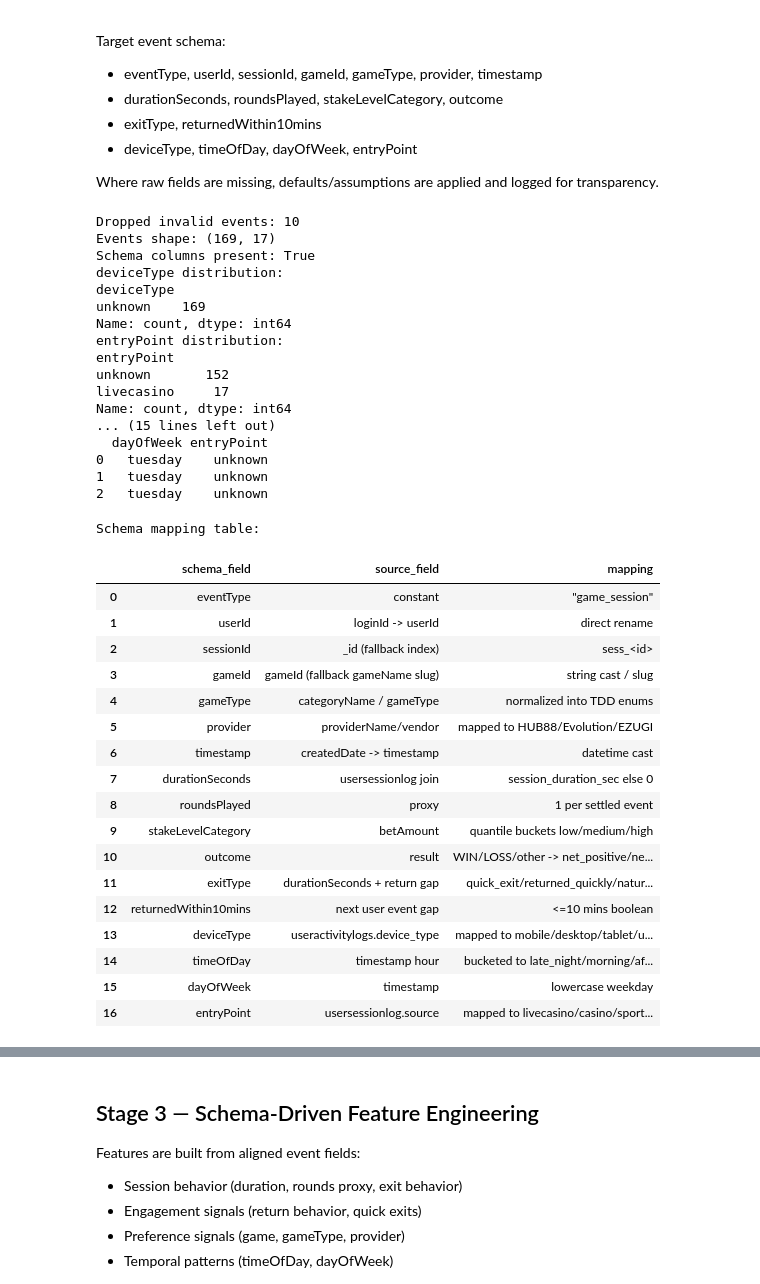
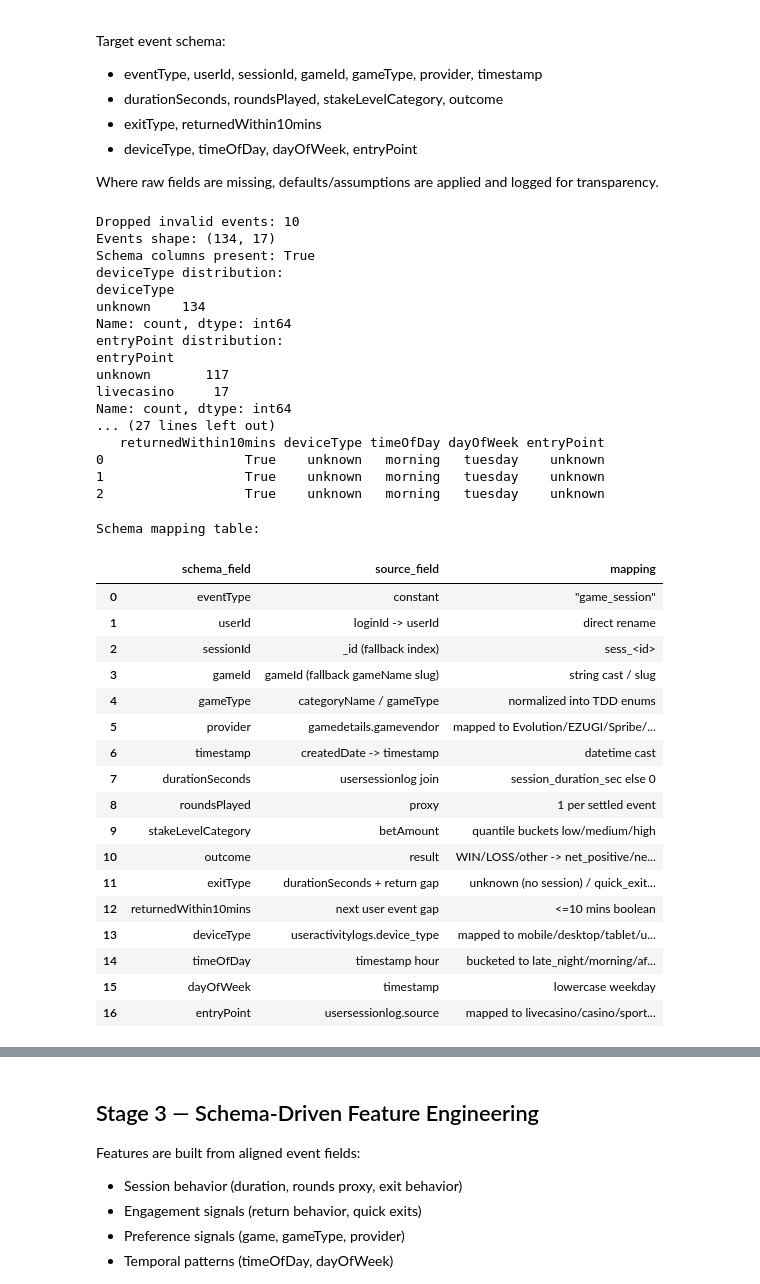
Before and after one commit to AyushDubeyaquagaming/Hybrid-RecSys, a Jupyter notebook: lightfm/recsys_real_data.ipynb, the cells around one changed output, grey strips where cells are left out. Saved outputs shown, nothing was run; the diff lists cells and outputs as text; code cells hidden in the pictures.

```diff
--- a/lightfm/recsys_real_data.ipynb
+++ b/lightfm/recsys_real_data.ipynb
@@ -1048,6 +969,8 @@ def align_to_event_schema(transactions_df: pd.DataFrame) -> pd.DataFrame:
     else:
         duration_seconds = pd.Series(0, index=df.index)
 
+    has_session_data = duration_seconds > 0
+
     rounds_played = pd.Series(1, index=df.index)
 
     stake = pd.to_numeric(df['betAmount'], errors='coerce').fillna(0)
@@ -1066,8 +989,8 @@ def align_to_event_schema(transactions_df: pd.DataFrame) -> pd.DataFrame:
         'userId': df['userId'].astype(str),
         'sessionId': session_id,
         'gameId': game_id,
-        'gameType': df.get('categoryName', df.get('gameType', 'live_dealer')).map(map_game_type),
-        'provider': df.get('providerName', 'HUB88').map(map_provider),
+        'gameType': df.get('categoryName', df.get('gameType', 'unknown')).map(map_game_type),
+        'provider': df.get('providerName', 'unknown').map(map_provider),
         'timestamp': df['timestamp'],
         'durationSeconds': duration_seconds.astype(float),
         'roundsPlayed': rounds_played.astype(int),
@@ -1096,9 +1019,12 @@ def align_to_event_schema(transactions_df: pd.DataFrame) -> pd.DataFrame:
     gap_mins = (next_ts - aligned['timestamp']).dt.total_seconds().div(60)
     aligned['returnedWithin10mins'] = gap_mins.le(10).fillna(False)
 
+    # ExitType: only classify when we have real session duration; otherwise 'unknown'
     aligned['exitType'] = np.select(
-        [aligned['durationSeconds'] < 30, aligned['returnedWithin10mins']],
-        ['quick_exit', 'returned_quickly'],
+        [aligned['durationSeconds'] == 0,
+         aligned['durationSeconds'] < 30,
+         aligned['returnedWithin10mins']],
+        ['unknown', 'quick_exit', 'returned_quickly'],
         default='natural_end'
     )
 
@@ -1117,65 +1043,69 @@ print('deviceType distribution:')
 print(events_df['deviceType'].value_counts(dropna=False))
 print('entryPoint distribution:')
 print(events_df['entryPoint'].value_counts(dropna=False))
+print('exitType distribution:')
+print(events_df['exitType'].value_counts(dropna=False))
+print('provider distribution:')
+print(events_df['provider'].value_counts(dropna=False))
 print(events_df.head(3))
 # %% [output]
 Dropped invalid events: 10
-Events shape: (169, 17)
+Events shape: (134, 17)
 Schema columns present: True
 deviceType distribution:
 deviceType
-unknown    169
+unknown    134
 Name: count, dtype: int64
 entryPoint distribution:
 entryPoint
-unknown       152
+unknown       117
 livecasino     17
 Name: count, dtype: int64
-... (15 lines left out)
-  dayOfWeek entryPoint
-0   tuesday    unknown
-1   tuesday    unknown
-2   tuesday    unknown
+... (27 lines left out)
+   returnedWithin10mins deviceType timeOfDay dayOfWeek entryPoint
+0                  True    unknown   morning   tuesday    unknown
+1                  True    unknown   morning   tuesday    unknown
+2                  True    unknown   morning   tuesday    unknown
 # %%
 # Stage 2C: Schema mapping report (source -> schema)
 
 schema_mapping = pd.DataFrame([
     {'schema_field': 'eventType', 'source_field': 'constant', 'mapping': '"game_session"'},
     {'schema_field': 'userId', 'source_field': 'loginId -> userId', 'mapping': 'direct rename'},
     {'schema_field': 'sessionId', 'source_field': '_id (fallback index)', 'mapping': 'sess_<id>'},
     {'schema_field': 'gameId', 'source_field': 'gameId (fallback gameName slug)', 'mapping': 'string cast / slug'},
     {'schema_field': 'gameType', 'source_field': 'categoryName / gameType', 'mapping': 'normalized into TDD enums'},
-    {'schema_field': 'provider', 'source_field': 'providerName/vendor', 'mapping': 'mapped to HUB88/Evolution/EZUGI'},
+    {'schema_field': 'provider', 'source_field': 'gamedetails.gamevendor', 'mapping': 'mapped to Evolution/EZUGI/Spribe/etc.'},
     {'schema_field': 'timestamp', 'source_field': 'createdDate -> timestamp', 'mapping': 'datetime cast'},
     {'schema_field': 'durationSeconds', 'source_field': 'usersessionlog join', 'mapping': 'session_duration_sec else 0'},
     {'schema_field': 'roundsPlayed', 'source_field': 'proxy', 'mapping': '1 per settled event'},
     {'schema_field': 'stakeLevelCategory', 'source_field': 'betAmount', 'mapping': 'quantile buckets low/medium/high'},
     {'schema_field': 'outcome', 'source_field': 'result', 'mapping': 'WIN/LOSS/other -> net_positive/net_negative/break_even'},
-    {'schema_field': 'exitType', 'source_field': 'durationSeconds + return gap', 'mapping': 'quick_exit/returned_quickly/natural_end'},
+    {'schema_field': 'exitType', 'source_field': 'durationSeconds + return gap', 'mapping': 'unknown (no session) / quick_exit / returned_quickly / natural_end'},
     {'schema_field': 'returnedWithin10mins', 'source_field': 'next user event gap', 'mapping': '<=10 mins boolean'},
-    {'schema_field': 'deviceType', 'source_field': 'useractivitylogs.device_type', 'mapping': 'mapped to mobile/desktop/tablet/unknown'},
+    {'schema_field': 'deviceType', 'source_field': 'useractivitylogs.device_type', 'mapping': 'mapped to mobile/desktop/tablet/unknown (ON HOLD — identity bridge issue)'},
     {'schema_field': 'timeOfDay', 'source_field': 'timestamp hour', 'mapping': 'bucketed to late_night/morning/afternoon/evening'},
     {'schema_field': 'dayOfWeek', 'source_field': 'timestamp', 'mapping': 'lowercase weekday'},
     {'schema_field': 'entryPoint', 'source_field': 'usersessionlog.source', 'mapping': 'mapped to livecasino/casino/sportsbook/direct/unknown'},
 ])
 
 print('Schema mapping table:')
 display(schema_mapping)
 # %% [output]
 Schema mapping table:
 |  | schema_field | source_field | mapping |
 | 0 | eventType | constant | "game_session" |
 | 1 | userId | loginId -> userId | direct rename |
 | 2 | sessionId | _id (fallback index) | sess_<id> |
 | 3 | gameId | gameId (fallback gameName slug) | string cast / slug |
 | 4 | gameType | categoryName / gameType | normalized into TDD enums |
-| 5 | provider | providerName/vendor | mapped to HUB88/Evolution/EZUGI |
+| 5 | provider | gamedetails.gamevendor | mapped to Evolution/EZUGI/Spribe/... |
 | 6 | timestamp | createdDate -> timestamp | datetime cast |
 | 7 | durationSeconds | usersessionlog join | session_duration_sec else 0 |
 | 8 | roundsPlayed | proxy | 1 per settled event |
 | 9 | stakeLevelCategory | betAmount | quantile buckets low/medium/high |
 | 10 | outcome | result | WIN/LOSS/other -> net_positive/ne... |
-| 11 | exitType | durationSeconds + return gap | quick_exit/returned_quickly/natur... |
+| 11 | exitType | durationSeconds + return gap | unknown (no session) / quick_exit... |
 | 12 | returnedWithin10mins | next user event gap | <=10 mins boolean |
 | 13 | deviceType | useractivitylogs.device_type | mapped to mobile/desktop/tablet/u... |
 | 14 | timeOfDay | timestamp hour | bucketed to late_night/morning/af... |
```
Also changed, not shown: parts of 40 cells of this notebook.
